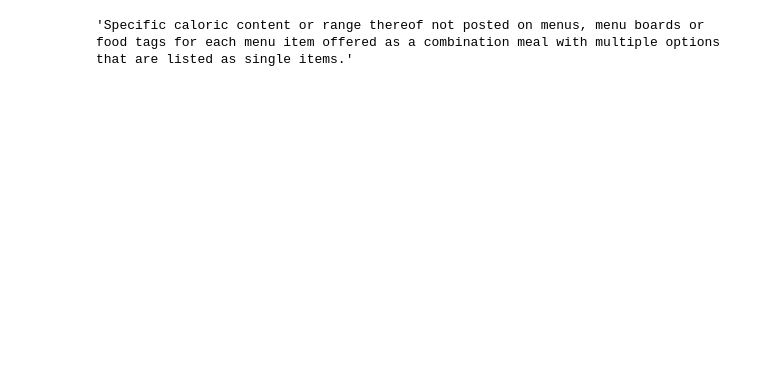
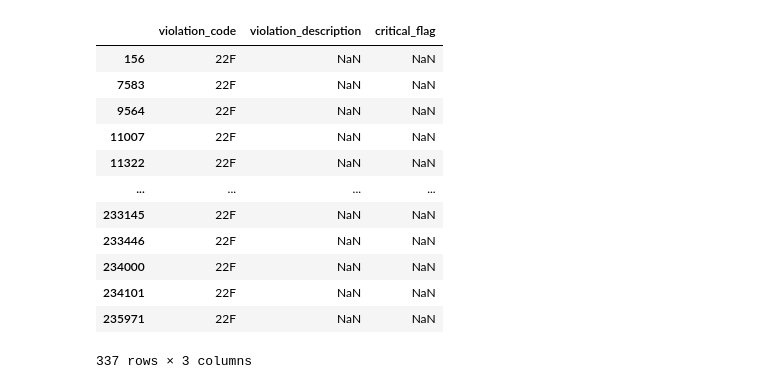
Before and after one commit to boada/inspectorAI, a Jupyter notebook: 02. EDA.ipynb, the cells around one changed output. Saved outputs shown, nothing was run; the diff lists cells and outputs as text; code cells hidden in the pictures; blank space fills up the shorter version.

Commit message:
more data exploration

```diff
--- a/02. EDA.ipynb
+++ b/02. EDA.ipynb
@@ -79 +29,26 @@ df.longitude.replace(0, np.nan, inplace=True)
+# %%
+# Load all the data
+inspecs = pd.read_csv('./data/inspections.csv')
+threeoneone = pd.read_csv('./data/311.csv')
+nypd = pd.read_csv('./data/nypd.csv')
+
+# Replace the missing lats and lons with nan
+inspecs['latitude'].replace(0, np.nan, inplace=True)
+inspecs['longitude'].replace(0, np.nan, inplace=True)
+threeoneone['latitude'].replace(0, np.nan, inplace=True)
+inspecs['longitude'].replace(0, np.nan, inplace=True)
+nypd['latitude'].replace(0, np.nan, inplace=True)
+inspecs['longitude'].replace(0, np.nan, inplace=True)
+
+# Do date things
+inspecs.inspection_date = pd.to_datetime(inspecs.inspection_date)
+threeoneone.created_date = pd.to_datetime(threeoneone.created_date)
+nypd.complaint_date = pd.to_datetime(nypd.complaint_date)
+
+
+# make a column to store which day of the week it is...
+# Remember that Monday is 0 Sunday = 6
+inspecs['weekday'] = inspecs.inspection_date.dt.weekday
+threeoneone['weekday'] = threeoneone.created_date.dt.weekday
+nypd['weekday'] = nypd.complaint_date.dt.weekday
 # %%
@@ -205,9 +188,21 @@ code_map = {
     '18':'OTHER',
     'na':'NONE'
 }
-# %%
-df[['violation_code', 'violation_description']][df.violation_code == '16F'].iloc[0]['violation_description']
-# %% [output]
-'Specific caloric content or range thereof not posted on menus, menu boards or food tags for each menu item offered as a combination meal with multiple options that are listed as single items.'
+# %%
+inspecs[['violation_code', 'violation_description', 'critical_flag']][inspecs.violation_code == '22F']
+# %% [output]
+|  | violation_code | violation_description | critical_flag |
+| 156 | 22F | NaN | NaN |
+| 7583 | 22F | NaN | NaN |
+| 9564 | 22F | NaN | NaN |
+| 11007 | 22F | NaN | NaN |
+| 11322 | 22F | NaN | NaN |
+| ... | ... | ... | ... |
+| 233145 | 22F | NaN | NaN |
+| 233446 | 22F | NaN | NaN |
+| 234000 | 22F | NaN | NaN |
+| 234101 | 22F | NaN | NaN |
+| 235971 | 22F | NaN | NaN |
+337 rows × 3 columns
 # %%
 df.violation_code.unique()
```
Also changed, not shown: parts of 42 cells of this notebook.
